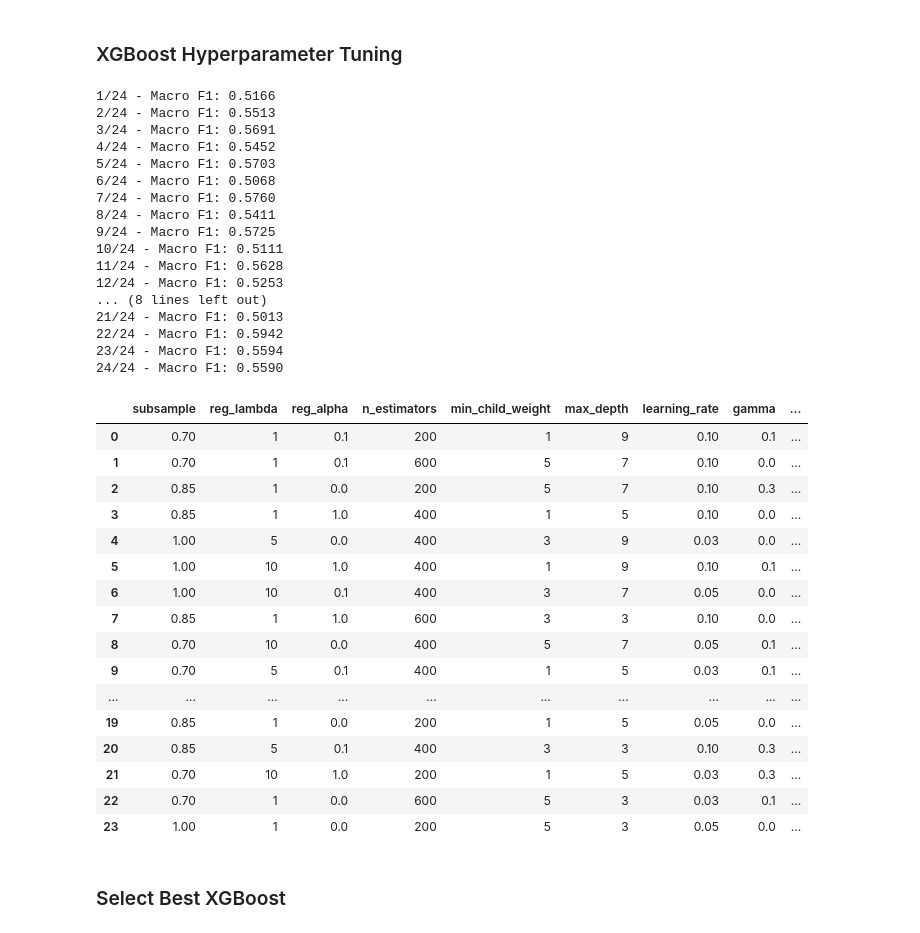
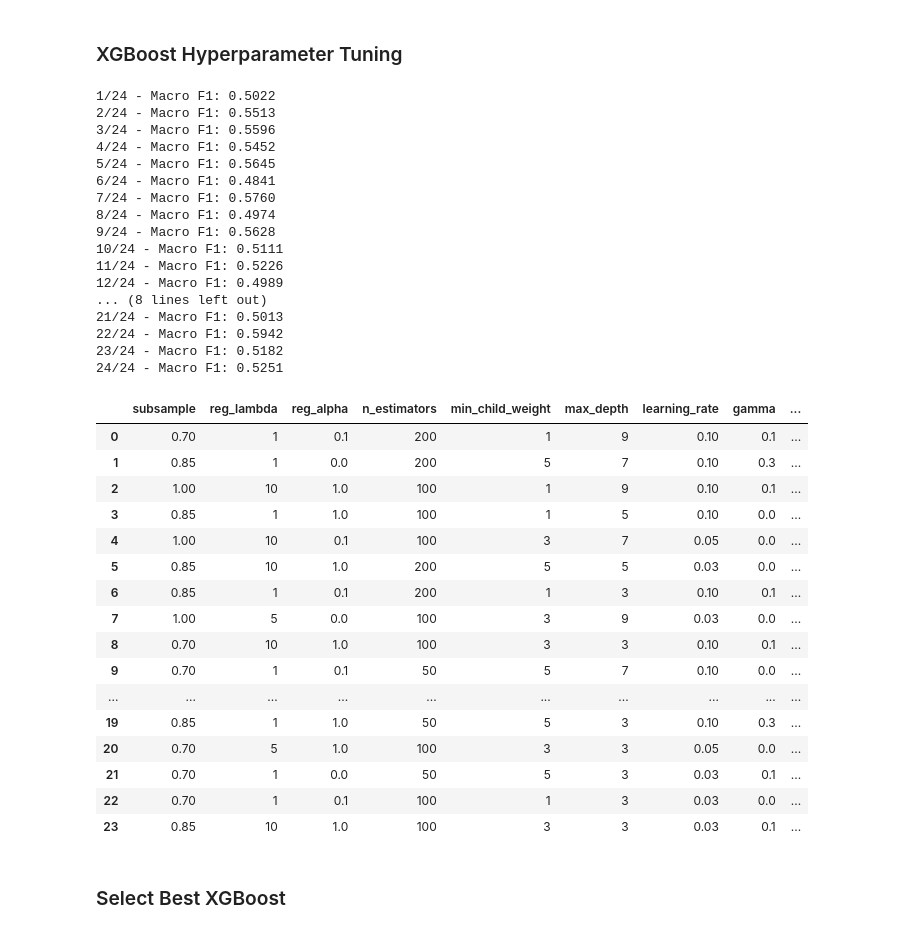
Before and after one commit to SepehrGhorashi/us-accident-severity-prediction, a Jupyter notebook: 04_Modeling.ipynb, the cells around one changed output. Saved outputs shown, nothing was run; the diff lists cells and outputs as text; code cells hidden in the pictures.

```diff
--- a/04_Modeling.ipynb
+++ b/04_Modeling.ipynb
@@ -728,7 +727,7 @@ weighted avg       0.86      0.80      0.82     14952
 # %%
 # Define search space
 xgb_param_space = {
-    "n_estimators": [200, 400, 600],
+    "n_estimators": [200, 100, 50],
     "learning_rate": [0.03, 0.05, 0.1],
     "max_depth": [3, 5, 7, 9],
     "min_child_weight": [1, 3, 5],
@@ -739,6 +738,8 @@ xgb_param_space = {
     "reg_lambda": [1, 5, 10],
     "use_weights": [False, True]
 }
+
+
 
 # Sample parameter combinations
 xgb_param_samples = list(
@@ -806,58 +807,58 @@ for i, params in enumerate(xgb_param_samples, start=1):
     })
 
     print(
         f"{i}/{len(xgb_param_samples)} - "
         f"Macro F1: "
         f"{xgb_tuning_results[-1]['Macro F1']:.4f}"
     )
 
 
 # Create tuning table
 xgb_tuning_df = pd.DataFrame(
     xgb_tuning_results
 )
 
 xgb_tuning_df = xgb_tuning_df.sort_values(
     by="Macro F1",
     ascending=False
 ).reset_index(drop=True)
 
 xgb_tuning_df
 # %% [output]
-1/24 - Macro F1: 0.5166
+1/24 - Macro F1: 0.5022
 2/24 - Macro F1: 0.5513
-3/24 - Macro F1: 0.5691
+3/24 - Macro F1: 0.5596
 4/24 - Macro F1: 0.5452
-5/24 - Macro F1: 0.5703
-6/24 - Macro F1: 0.5068
+5/24 - Macro F1: 0.5645
+6/24 - Macro F1: 0.4841
 7/24 - Macro F1: 0.5760
-8/24 - Macro F1: 0.5411
-9/24 - Macro F1: 0.5725
+8/24 - Macro F1: 0.4974
+9/24 - Macro F1: 0.5628
 10/24 - Macro F1: 0.5111
-11/24 - Macro F1: 0.5628
-12/24 - Macro F1: 0.5253
+11/24 - Macro F1: 0.5226
+12/24 - Macro F1: 0.4989
 ... (8 lines left out)
 21/24 - Macro F1: 0.5013
 22/24 - Macro F1: 0.5942
-23/24 - Macro F1: 0.5594
-24/24 - Macro F1: 0.5590
+23/24 - Macro F1: 0.5182
+24/24 - Macro F1: 0.5251
 |  | subsample | reg_lambda | reg_alpha | n_estimators | min_child_weight | max_depth | learning_rate | gamma | ... |
 | 0 | 0.70 | 1 | 0.1 | 200 | 1 | 9 | 0.10 | 0.1 | ... |
-| 1 | 0.70 | 1 | 0.1 | 600 | 5 | 7 | 0.10 | 0.0 | ... |
-| 2 | 0.85 | 1 | 0.0 | 200 | 5 | 7 | 0.10 | 0.3 | ... |
-| 3 | 0.85 | 1 | 1.0 | 400 | 1 | 5 | 0.10 | 0.0 | ... |
-| 4 | 1.00 | 5 | 0.0 | 400 | 3 | 9 | 0.03 | 0.0 | ... |
-| 5 | 1.00 | 10 | 1.0 | 400 | 1 | 9 | 0.10 | 0.1 | ... |
-| 6 | 1.00 | 10 | 0.1 | 400 | 3 | 7 | 0.05 | 0.0 | ... |
-| 7 | 0.85 | 1 | 1.0 | 600 | 3 | 3 | 0.10 | 0.0 | ... |
-| 8 | 0.70 | 10 | 0.0 | 400 | 5 | 7 | 0.05 | 0.1 | ... |
-| 9 | 0.70 | 5 | 0.1 | 400 | 1 | 5 | 0.03 | 0.1 | ... |
+| 1 | 0.85 | 1 | 0.0 | 200 | 5 | 7 | 0.10 | 0.3 | ... |
+| 2 | 1.00 | 10 | 1.0 | 100 | 1 | 9 | 0.10 | 0.1 | ... |
+| 3 | 0.85 | 1 | 1.0 | 100 | 1 | 5 | 0.10 | 0.0 | ... |
+| 4 | 1.00 | 10 | 0.1 | 100 | 3 | 7 | 0.05 | 0.0 | ... |
+| 5 | 0.85 | 10 | 1.0 | 200 | 5 | 5 | 0.03 | 0.0 | ... |
+| 6 | 0.85 | 1 | 0.1 | 200 | 1 | 3 | 0.10 | 0.1 | ... |
+| 7 | 1.00 | 5 | 0.0 | 100 | 3 | 9 | 0.03 | 0.0 | ... |
+| 8 | 0.70 | 10 | 1.0 | 100 | 3 | 3 | 0.10 | 0.1 | ... |
+| 9 | 0.70 | 1 | 0.1 | 50 | 5 | 7 | 0.10 | 0.0 | ... |
 | ... | ... | ... | ... | ... | ... | ... | ... | ... | ... |
-| 19 | 0.85 | 1 | 0.0 | 200 | 1 | 5 | 0.05 | 0.0 | ... |
-| 20 | 0.85 | 5 | 0.1 | 400 | 3 | 3 | 0.10 | 0.3 | ... |
-| 21 | 0.70 | 10 | 1.0 | 200 | 1 | 5 | 0.03 | 0.3 | ... |
-| 22 | 0.70 | 1 | 0.0 | 600 | 5 | 3 | 0.03 | 0.1 | ... |
-| 23 | 1.00 | 1 | 0.0 | 200 | 5 | 3 | 0.05 | 0.0 | ... |
+| 19 | 0.85 | 1 | 1.0 | 50 | 5 | 3 | 0.10 | 0.3 | ... |
+| 20 | 0.70 | 5 | 1.0 | 100 | 3 | 3 | 0.05 | 0.0 | ... |
+| 21 | 0.70 | 1 | 0.0 | 50 | 5 | 3 | 0.03 | 0.1 | ... |
+| 22 | 0.70 | 1 | 0.1 | 100 | 1 | 3 | 0.03 | 0.0 | ... |
+| 23 | 0.85 | 10 | 1.0 | 100 | 3 | 3 | 0.03 | 0.1 | ... |
 # %% [markdown]
 ### Select Best XGBoost
 # %%
```
Also changed, not shown: parts of 10 cells of this notebook, 1 other file.
